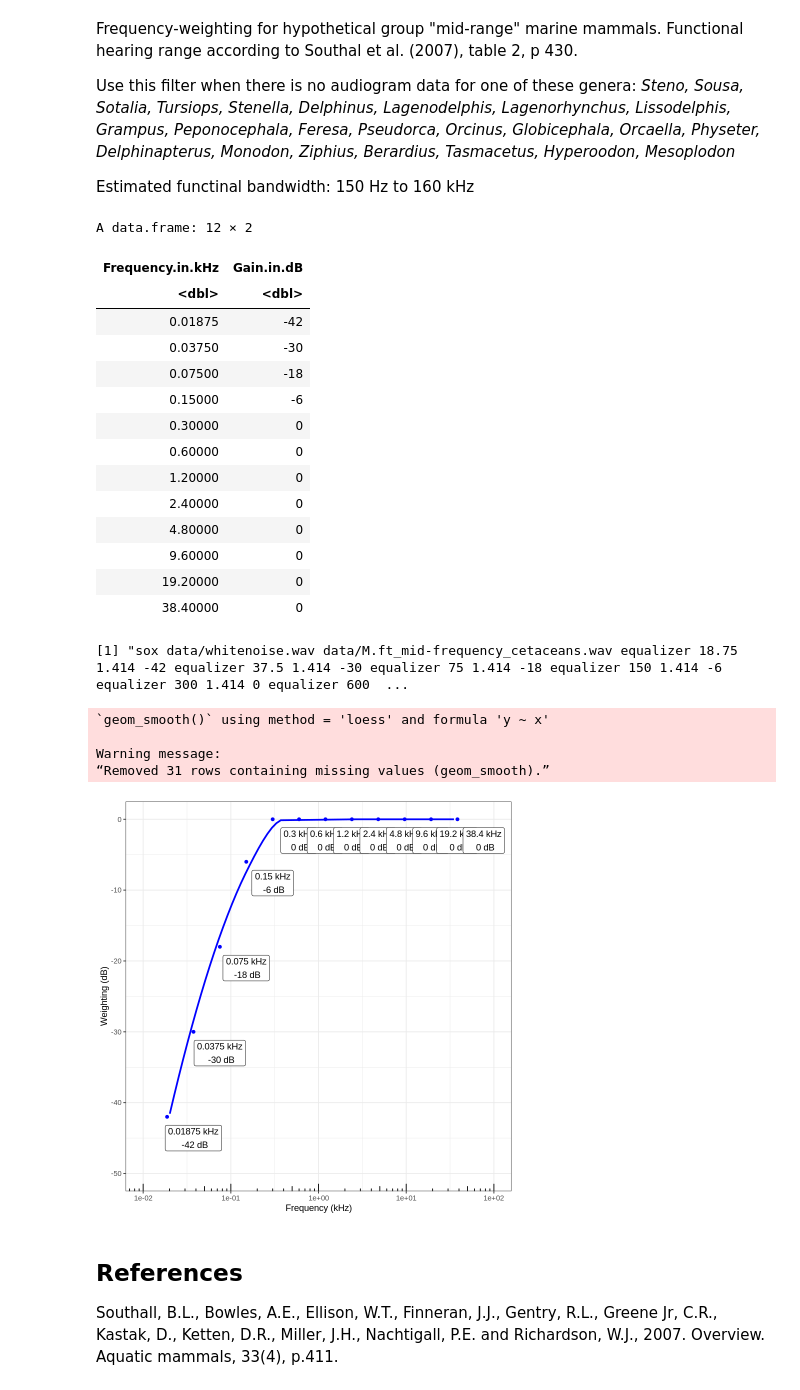
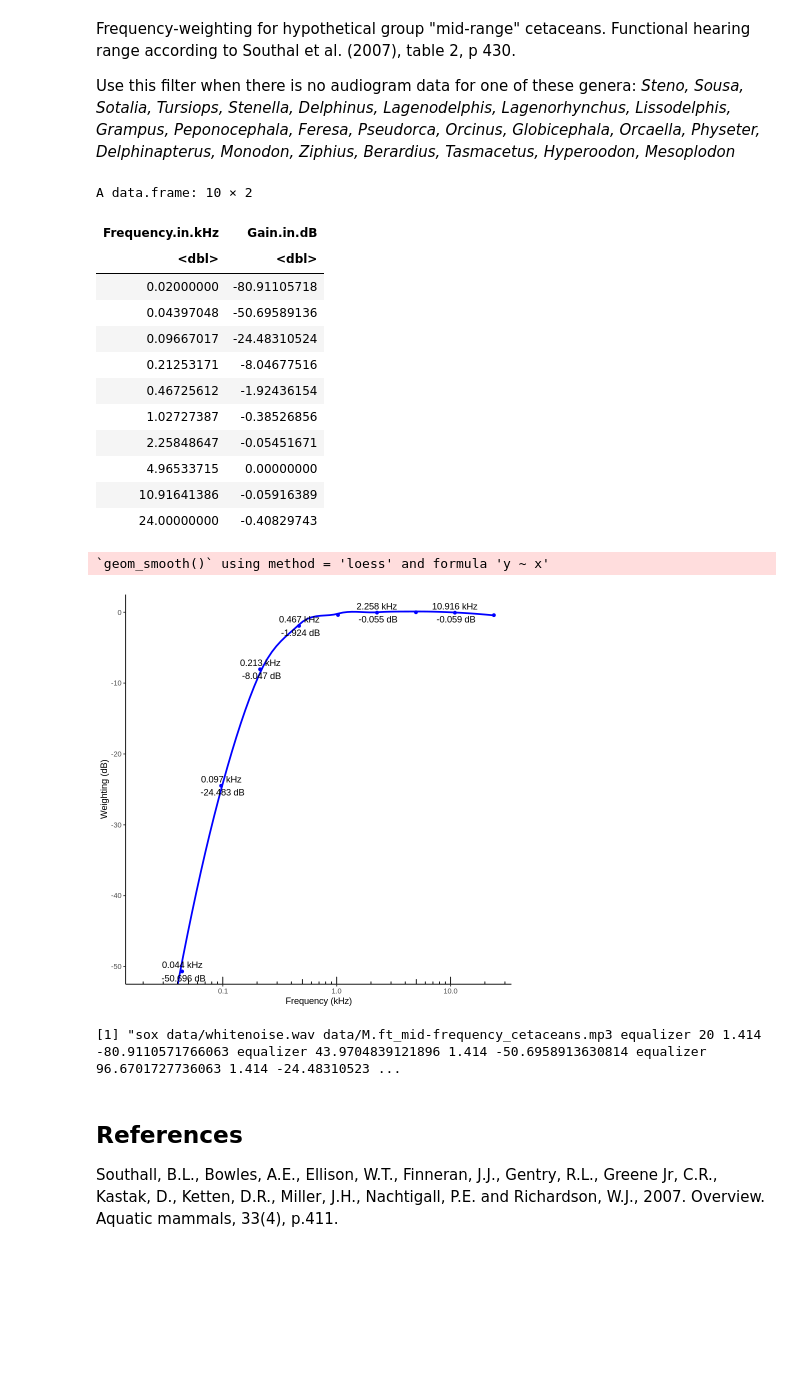
Before and after one commit to MfN-Berlin/HIP_Audio_Filters, a Jupyter notebook: notebook-home/Mid-frequency_cetaceans.ipynb, the cells around one changed output. Cells and saved outputs as stored; diff of their text form; code cells hidden in the pictures; blank space fills up the shorter version.

Commit message:
Changed filters after reading Southal et al. (2007)

```diff
--- a/notebook-home/Mid-frequency_cetaceans.ipynb
+++ b/notebook-home/Mid-frequency_cetaceans.ipynb
@@ -1,52 +1,48 @@
 # %% [markdown]
-Frequency-weighting for hypothetical group "mid-range" marine mammals. Functional hearing range according to Southal et al. (2007), table 2, p 430.
+
+Frequency-weighting for hypothetical group "mid-range" cetaceans. Functional hearing range according to Southal et al. (2007), table 2, p 430.
 
 Use this filter when there is no audiogram data for one of these genera: *Steno, Sousa, Sotalia, Tursiops, Stenella, Delphinus, Lagenodelphis, Lagenorhynchus, Lissodelphis, Grampus, Peponocephala, Feresa, Pseudorca, Orcinus, Globicephala, Orcaella, Physeter, Delphinapterus, Monodon, Ziphius, Berardius, Tasmacetus, Hyperoodon, Mesoplodon*
-
-Estimated functinal bandwidth: 150 Hz to 160 kHz
 # %%
 # import the FFT scripts
 source("FFT.R")
-# %%
-f <- c(18.75, 37.5, 75, 150, 300, 600, 1200, 2400, 4800, 9600, 19200,38400)/1000
-g <- c(-42,-30,-18,-6,0,0,0,0,0,0,0,0)
-filter.table <- data.frame(f,g)
-colnames(filter.table) <- c("Frequency.in.kHz", "Gain.in.dB")
-filter.table
-# %% [output]
-A data.frame: 12 × 2
-| Frequency.in.kHz | Gain.in.dB |
-| <dbl> | <dbl> |
-| 0.01875 | -42 |
-| 0.03750 | -30 |
-| 0.07500 | -18 |
-| 0.15000 | -6 |
-| 0.30000 | 0 |
-| 0.60000 | 0 |
-| 1.20000 | 0 |
-| 2.40000 | 0 |
-| 4.80000 | 0 |
-| 9.60000 | 0 |
-| 19.20000 | 0 |
-| 38.40000 | 0 |
+# %%
+# filter frequencies from 20Hz to 24kHz
+seq <- make.f.seq(0.02, 24)
+
+# functional hearing from 150 Hz to 160 kHz
+f.low = 0.15
+f.high = 160
+
+M.table <- make.M.table(seq, f.low, f.high)
+M.table
+
+plot.M(M.table, TRUE)
+# %% [output]
+A data.frame: 10 × 2
+| Frequency.in.kHz | Gain.in.dB |
+| <dbl> | <dbl> |
+| 0.02000000 | -80.91105718 |
+| 0.04397048 | -50.69589136 |
+| 0.09667017 | -24.48310524 |
+| 0.21253171 | -8.04677516 |
+| 0.46725612 | -1.92436154 |
+| 1.02727387 | -0.38526856 |
+| 2.25848647 | -0.05451671 |
+| 4.96533715 | 0.00000000 |
+| 10.91641386 | -0.05916389 |
+| 24.00000000 | -0.40829743 |
+`geom_smooth()` using method = 'loess' and formula 'y ~ x'
+[figure, added]
 # %%
 # sox command
 inputfile <- "data/whitenoise.wav"
-outputfile <- "data/M.ft_mid-frequency_cetaceans.wav"
+outputfile <- "data/M.ft_mid-frequency_cetaceans.mp3"
 Q <- 1.414 # 1 octave
-command <- sox_command(inputfile, outputfile, filter.table, Q)
+command <- sox_command(inputfile, outputfile, M.table, Q)
 command
 # %% [output]
-[1] "sox data/whitenoise.wav data/M.ft_mid-frequency_cetaceans.wav equalizer 18.75 1.414 -42 equalizer 37.5 1.414 -30 equalizer 75 1.414 -18 equalizer 150 1.414 -6 equalizer 300 1.414 0 equalizer 600  ...
+[1] "sox data/whitenoise.wav data/M.ft_mid-frequency_cetaceans.mp3 equalizer 20 1.414 -80.9110571766063 equalizer 43.9704839121896 1.414 -50.6958913630814 equalizer 96.6701727736063 1.414 -24.48310523 ...
-# %%
-# plot the filtered data and the filter values
-plot_filter(filter.table)
-# %% [output]
-`geom_smooth()` using method = 'loess' and formula 'y ~ x'
-
-Warning message:
-“Removed 31 rows containing missing values (geom_smooth).”
-[figure, removed]
 # %% [markdown]
 ## References
 Southall, B.L., Bowles, A.E., Ellison, W.T., Finneran, J.J., Gentry, R.L., Greene Jr, C.R., Kastak, D., Ketten, D.R., Miller, J.H., Nachtigall, P.E. and Richardson, W.J., 2007. Overview. Aquatic mammals, 33(4), p.411.
```
Also changed, not shown: 13 other files.
